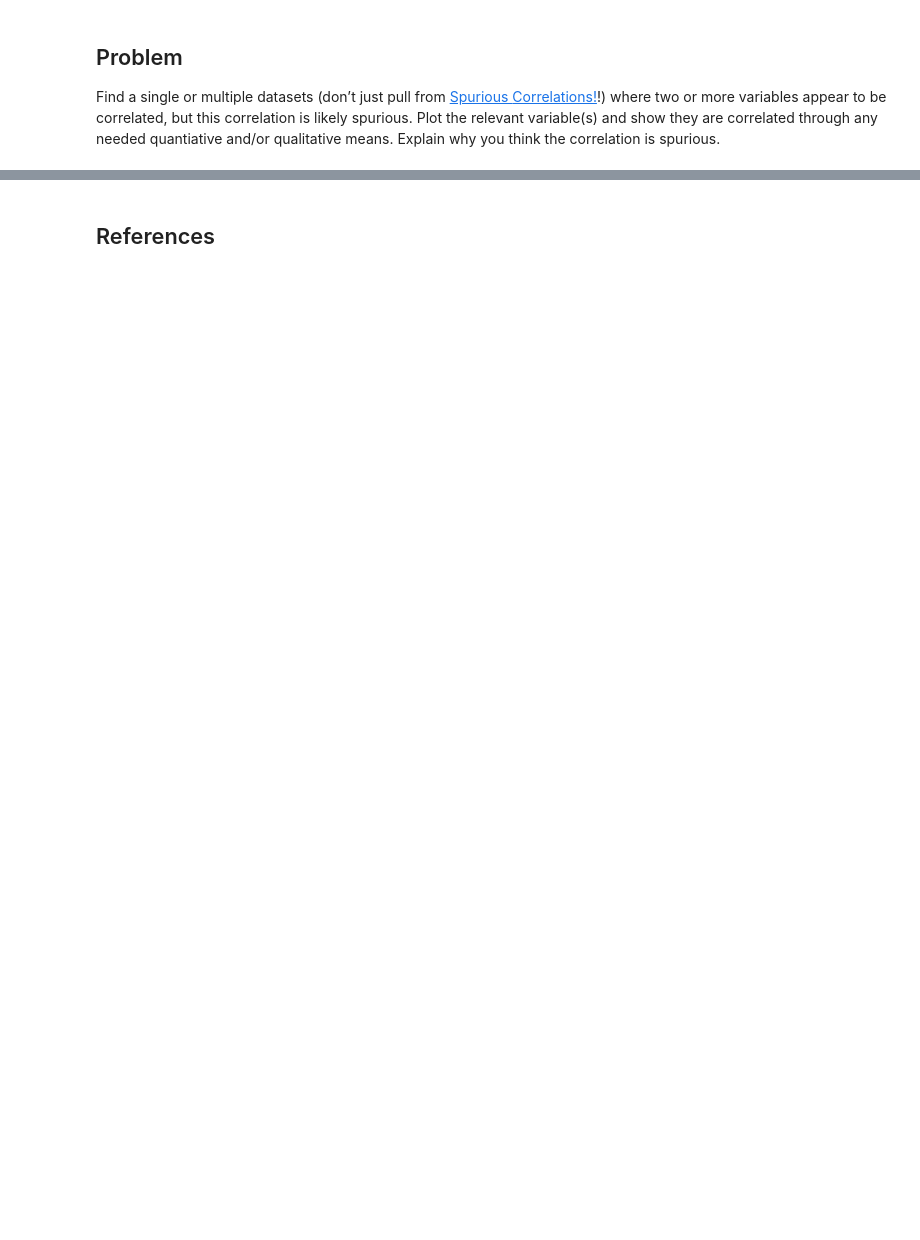
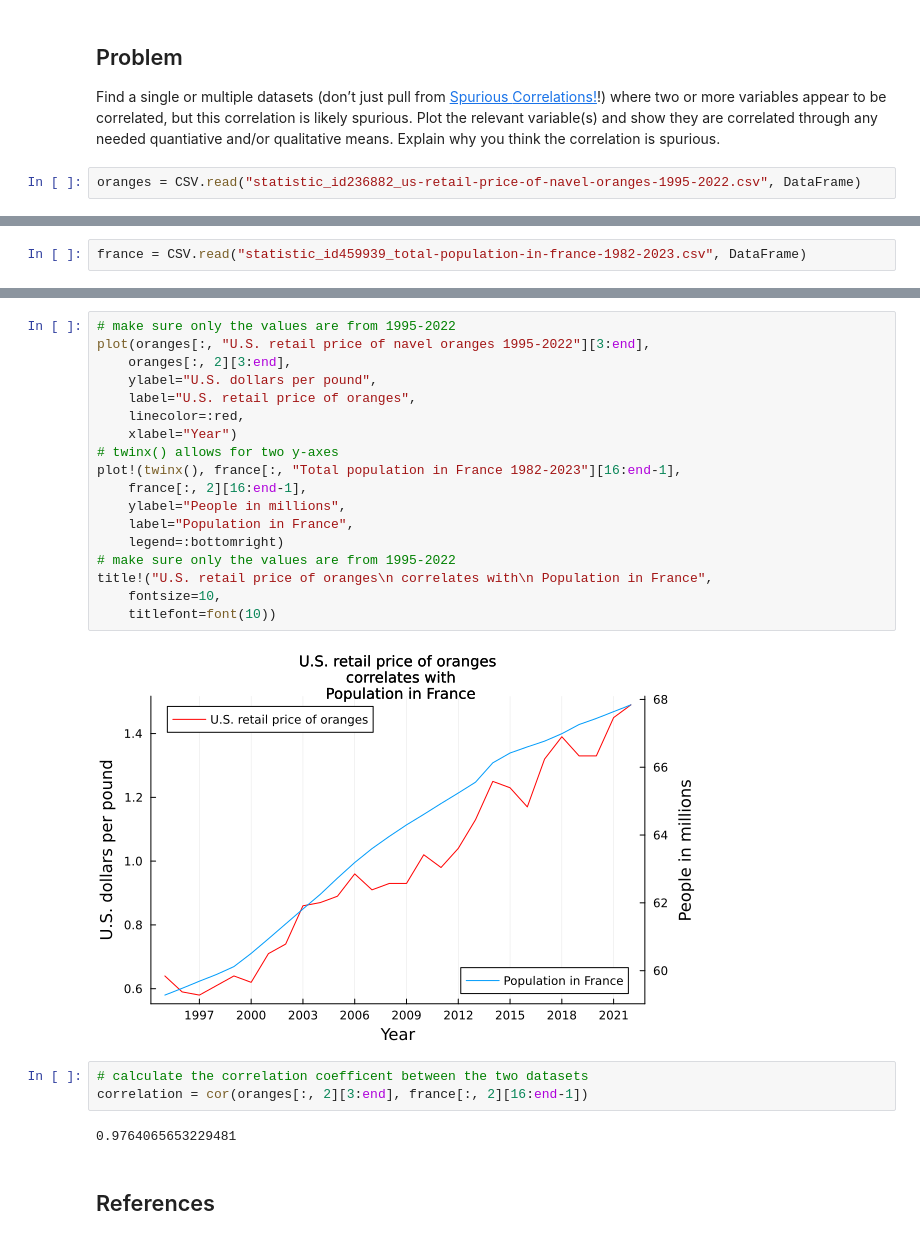
Before and after one commit to anthonynic28/ex_week03_BEE5850, a Jupyter notebook: ex03.ipynb, the cells around one changed output, grey strips where cells are left out. Drawn from its saved outputs; the diff is of its cells as text; blank space fills up the shorter version.

Commit message:
Plotted datasets and found correlation

```diff
--- a/ex03.ipynb
+++ b/ex03.ipynb
@@ -47,3 +49,5 @@ two or more variables appear to be correlated, but this correlation is
 likely spurious. Plot the relevant variable(s) and show they are
 correlated through any needed quantiative and/or qualitative means.
 Explain why you think the correlation is spurious.
+# %%
+oranges = CSV.read("statistic_id236882_us-retail-price-of-navel-oranges-1995-2022.csv", DataFrame)
@@ -49,0 +75,2 @@ Explain why you think the correlation is spurious.
+# %%
+france = CSV.read("statistic_id459939_total-population-in-france-1982-2023.csv", DataFrame)
@@ -50,2 +98,27 @@ Explain why you think the correlation is spurious.
+# %%
+# make sure only the values are from 1995-2022
+plot(oranges[:, "U.S. retail price of navel oranges 1995-2022"][3:end],
+    oranges[:, 2][3:end],
+    ylabel="U.S. dollars per pound",
+    label="U.S. retail price of oranges",
+    linecolor=:red,
+    xlabel="Year")
+# twinx() allows for two y-axes
+plot!(twinx(), france[:, "Total population in France 1982-2023"][16:end-1],
+    france[:, 2][16:end-1],
+    ylabel="People in millions",
+    label="Population in France",
+    legend=:bottomright)
+# make sure only the values are from 1995-2022
+title!("U.S. retail price of oranges\n correlates with\n Population in France",
+    fontsize=10,
+    titlefont=font(10))
+# %% [output]
+[figure, added]
+# %%
+# calculate the correlation coefficent between the two datasets
+correlation = cor(oranges[:, 2][3:end], france[:, 2][16:end-1])
+# %% [output]
+0.9764065653229481
 # %% [markdown]
 ## References
```
Also changed, not shown: parts of 5 cells of this notebook.
